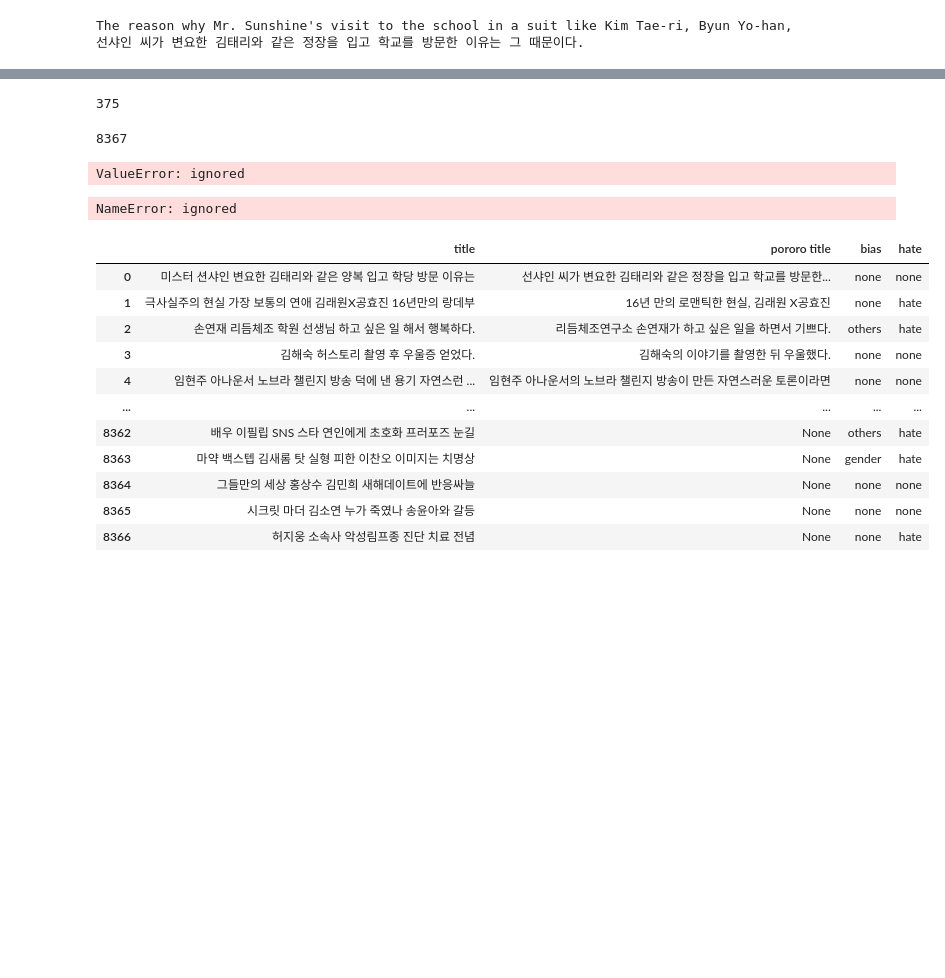
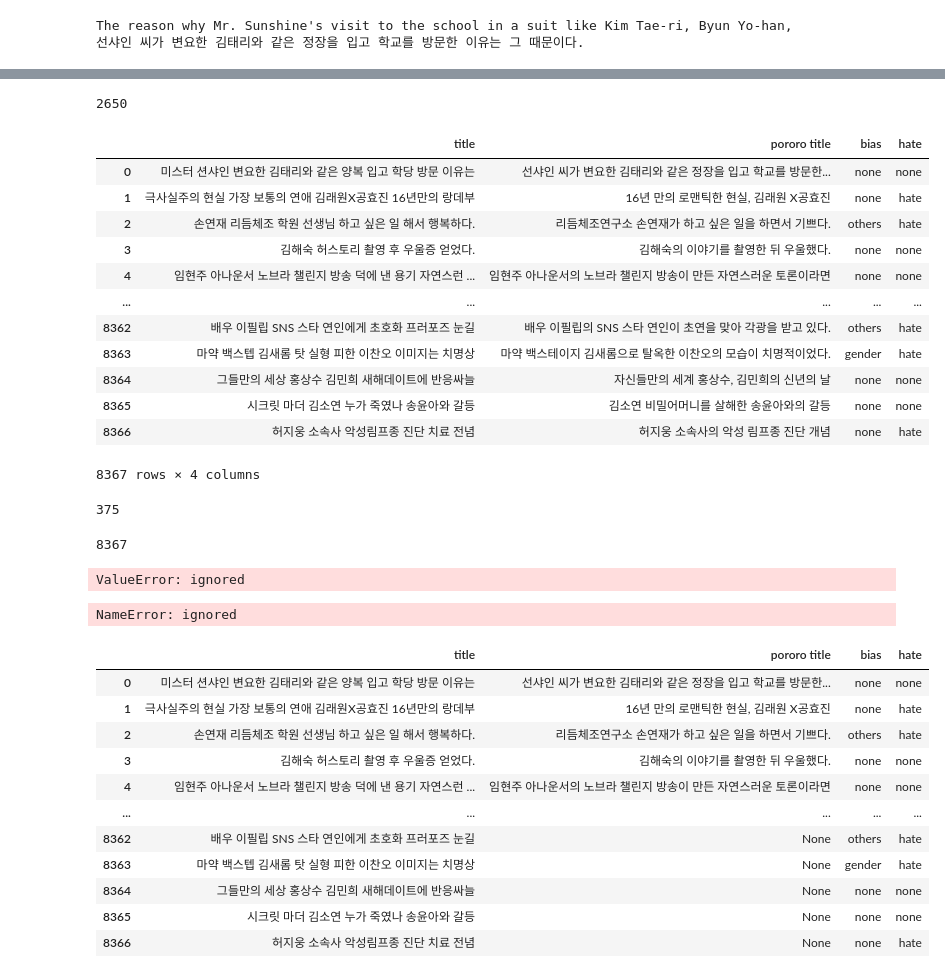
Before and after one commit to jungsolsol/Project1, a Jupyter notebook: comments identification/back translation/pororo back translation.ipynb, the cells around one changed output, grey strips where cells are left out. Saved outputs shown, nothing was run; the diff lists cells and outputs as text; code cells hidden in the pictures; blank space fills up the shorter version.

```diff
--- a/comments identification/back translation/pororo back translation.ipynb
+++ b/comments identification/back translation/pororo back translation.ipynb
@@ -88,8 +110,15 @@ train_df["title"] = train_df["title"].str.replace(pat=r'다$', repl=r'다.', reg
 # %%
 back_tran_title = []
-for string in train_df["title"]:
+for index, tran in enumerate(pororo['pororo title']):
+    if index % 100 == 0:
+        print(index)
 
-    transResult = mt(string, src="ko", tgt="en")
+    if tran == '0':
+        string = pororo['title'].iloc[index]
 
-    back_tran_title.append(mt(transResult, src="en", tgt="ko"))
+        transResult = mt(string, src="ko", tgt="en")
+
+        back_tran_title.append(mt(transResult, src="en", tgt="ko"))
+    else:
+        back_tran_title.append(tran)
 # %% [output]
@@ -96,0 +142,8 @@ KeyboardInterrupt: ignored
+# %%
+len(back_tran_title)
+# %% [output]
+2650
+# %%
+back_tran_title = back_tran_title + [None for _ in range(8367-2650)]
+# %%
+pororo['pororo title'] = back_tran_title
@@ -97,3 +152,19 @@ KeyboardInterrupt: ignored
+# %%
+pororo
+# %% [output]
+|  | title | pororo title | bias | hate |
+| 0 | 미스터 션샤인 변요한 김태리와 같은 양복 입고 학당 방문 이유는 | 선샤인 씨가 변요한 김태리와 같은 정장을 입고 학교를 방문한... | none | none |
+| 1 | 극사실주의 현실 가장 보통의 연애 김래원X공효진 16년만의 랑데부 | 16년 만의 로맨틱한 현실, 김래원 X공효진 | none | hate |
+| 2 | 손연재 리듬체조 학원 선생님 하고 싶은 일 해서 행복하다. | 리듬체조연구소 손연재가 하고 싶은 일을 하면서 기쁘다. | others | hate |
+| 3 | 김해숙 허스토리 촬영 후 우울증 얻었다. | 김해숙의 이야기를 촬영한 뒤 우울했다. | none | none |
+| 4 | 임현주 아나운서 노브라 챌린지 방송 덕에 낸 용기 자연스런 ... | 임현주 아나운서의 노브라 챌린지 방송이 만든 자연스러운 토론이라면 | none | none |
+| ... | ... | ... | ... | ... |
+| 8362 | 배우 이필립 SNS 스타 연인에게 초호화 프러포즈 눈길 | 배우 이필립의 SNS 스타 연인이 초연을 맞아 각광을 받고 있다. | others | hate |
+| 8363 | 마약 백스텝 김새롬 탓 실형 피한 이찬오 이미지는 치명상 | 마약 백스테이지 김새롬으로 탈옥한 이찬오의 모습이 치명적이었다. | gender | hate |
+| 8364 | 그들만의 세상 홍상수 김민희 새해데이트에 반응싸늘 | 자신들만의 세계 홍상수, 김민희의 신년의 날 | none | none |
+| 8365 | 시크릿 마더 김소연 누가 죽였나 송윤아와 갈등 | 김소연 비밀어머니를 살해한 송윤아와의 갈등 | none | none |
+| 8366 | 허지웅 소속사 악성림프종 진단 치료 전념 | 허지웅 소속사의 악성 림프종 진단 개념 | none | hate |
+8367 rows × 4 columns
 # %%
 len(back_tran_title)
 # %% [output]
```
Also changed, not shown: parts of 6 cells of this notebook, 9 other files.
